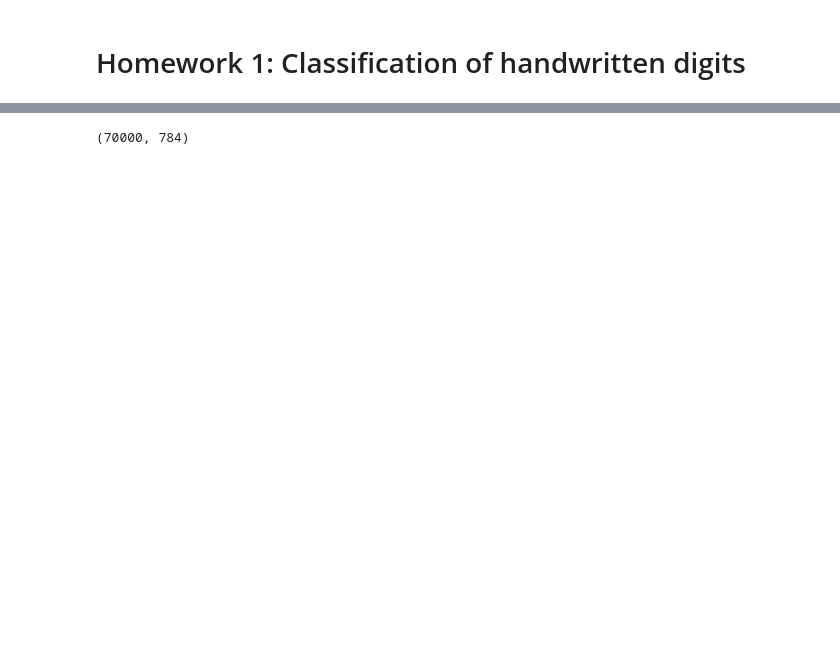
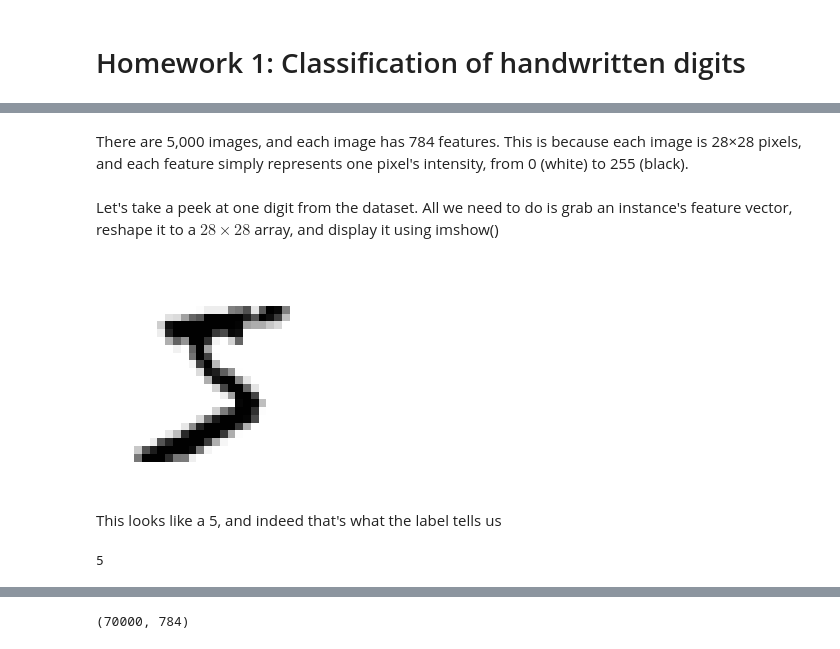
Before and after one commit to um-perez-alvaro/Data-Science-Practice-bis, a Jupyter notebook: Classification/Homework/Homework 1.ipynb, the cells around one changed output, grey strips where cells are left out. Drawn from its saved outputs; the diff is of its cells as text; code cells hidden in the pictures; blank space fills up the shorter version.

```diff
--- a/Classification/Homework/Homework 1.ipynb
+++ b/Classification/Homework/Homework 1.ipynb
@@ -3,2 +5,7 @@ import pandas as pd
 # %% [markdown]
 # Homework 1: Classification of handwritten digits
+# %%
+# load data
+url = 'https://raw.githubusercontent.com/um-perez-alvaro/Data-Science-Practice/master/Data/digits.csv'
+digits = pd.read_csv(url)
+digits.head()
@@ -4,0 +20,22 @@ import pandas as pd
+# %%
+# feature matrix and target vector
+X = digits.iloc[:,0:784]
+y = digits['class']
+# %% [markdown]
+There are 5,000 images, and each image has 784 features. This is because each image is  28×28  pixels, and each feature simply represents one pixel's intensity, from 0 (white) to 255 (black).
+# %% [markdown]
+Let's take a peek at one digit from the dataset. All we need to do is grab an instance's feature vector, reshape it to a $28\times 28$ array, and display it using imshow()
+# %%
+some_digit = X.loc[0,:].to_numpy()
+some_digit_image = some_digit.reshape(28,28)
+plt.imshow(some_digit_image,cmap = 'binary')
+plt.axis('off')
+plt.show()
+# %% [output]
+[figure, added]
+# %% [markdown]
+This looks like a 5, and indeed that's what the label tells us
+# %%
+y[0]
+# %% [output]
+5
```
Also changed, not shown: parts of 18 cells of this notebook, 3 other files.
